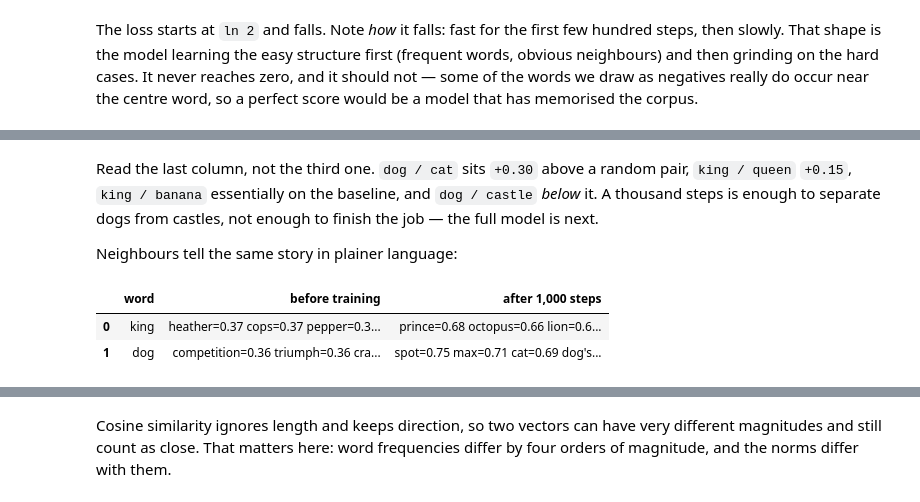
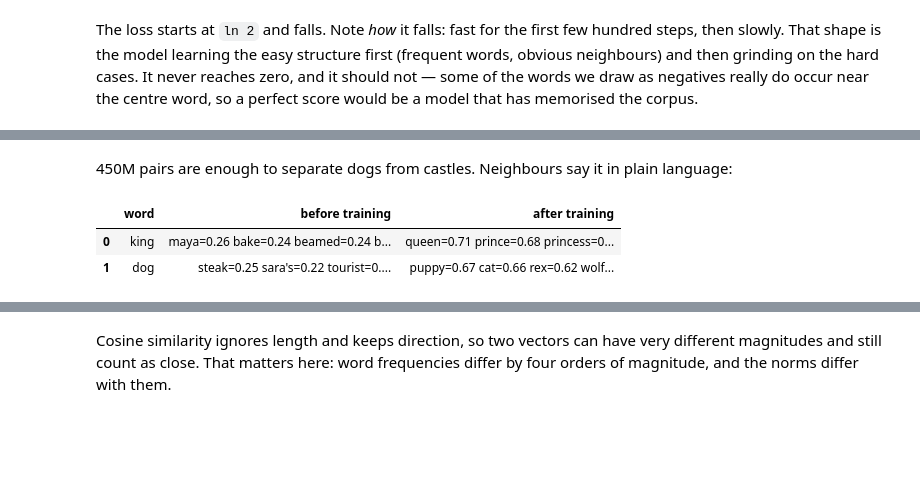
Before and after one commit to ElliyahuRosha/ai-engineering, a Jupyter notebook: word-embeddings/walkthrough.ipynb, the cells around one changed output, grey strips where cells are left out. Cells and saved outputs as stored; diff of their text form; code cells hidden in the pictures; blank space fills up the shorter version.

```diff
--- a/word-embeddings/walkthrough.ipynb
+++ b/word-embeddings/walkthrough.ipynb
@@ -437,12 +526,0 @@ Cosine similarity is the test: it ignores length and measures direction only.
-# %%
-E = model.center.weight
-
-def cosine(a, b):
-    with torch.no_grad():
-        return float(F.cosine_similarity(E[vocab[a]], E[vocab[b]], dim=0))
-
-pairs = [("king", "queen"), ("dog", "cat"), ("king", "banana"), ("dog", "castle")]
-cosine_before = {(a, b): cosine(a, b) for a, b in pairs}
-pd.DataFrame(
-    {"pair": [f"{a} / {b}" for a, b in pairs], "cosine": list(cosine_before.values())}
-)
@@ -478,12 +553,13 @@ import time
 
 from torch import nn
 
-BATCH, K, STEPS = 8192, 5, 1000
+BATCH, K, WINDOW = 8192, 5, 2
+STEPS = 9 * 50_000_000 // BATCH   # 450M pairs, nine passes of 50M
 
 
 def neighbours(weight, word, k=4):
     """Closest words by cosine similarity, with the word itself removed."""
-    E = weight.detach().numpy()
+    E = weight.detach().cpu().numpy()
     unit = E / np.linalg.norm(E, axis=1, keepdims=True)
     scores = unit @ unit[vocab[word]]
     best = np.argsort(-scores)[: k + 1]
@@ -492,23 +568,23 @@ def neighbours(weight, word, k=4):
 
 rng = np.random.default_rng(0)
 torch.manual_seed(0)
-model = SkipGram(vocab_size=len(vocab), dim=100)
+model = SkipGram(vocab_size=len(vocab), dim=DIM, sparse=DEVICE.type == "cpu").to(DEVICE)
 optimizer = torch.optim.Adagrad(model.parameters(), lr=0.1)
 loss_fn = nn.BCEWithLogitsLoss()
 
 before_neighbours = {w: neighbours(model.center.weight, w) for w in ("king", "dog")}
 
 probabilities = negative_distribution(ids, len(vocab))
-targets = torch.cat([torch.ones(BATCH, 1), torch.zeros(BATCH, K)], dim=1)
+targets = torch.cat([torch.ones(BATCH, 1), torch.zeros(BATCH, K)], dim=1).to(DEVICE)
 
 history = []
 started = time.perf_counter()
 for step in range(1, STEPS + 1):
-    centers, contexts = sample_pairs(ids, BATCH, window=5, rng=rng)
+    centers, contexts = sample_pairs(ids, BATCH, window=WINDOW, rng=rng)
     negatives = sample_negatives(BATCH, K, probabilities, rng)
     logits = model(
-        torch.as_tensor(centers, dtype=torch.long),
-        torch.as_tensor(np.column_stack([contexts, negatives]), dtype=torch.long),
+        torch.as_tensor(centers, dtype=torch.long, device=DEVICE),
+        torch.as_tensor(np.column_stack([contexts, negatives]), dtype=torch.long, device=DEVICE),
     )
     loss = loss_fn(logits, targets)
 
@@ -517,10 +593,18 @@ for step in range(1, STEPS + 1):
     optimizer.step()
 
     history.append((step, float(loss.detach())))
+    if step % (STEPS // 5) == 0:
+        rate = step / (time.perf_counter() - started)
+        print(f"  step {step:6,}/{STEPS:,}  loss {loss:.4f}  eta {(STEPS - step) / rate:4.0f}s",
+              flush=True)
 
 elapsed = time.perf_counter() - started
 pairs_seen = STEPS * BATCH
-print(f"{STEPS:,} steps = {pairs_seen / 1e6:.1f}M pairs in {elapsed:.0f}s "
+print(f"\n{STEPS:,} steps = {pairs_seen / 1e6:.0f}M pairs in {elapsed:.0f}s "
       f"({pairs_seen / elapsed / 1000:.0f}k pairs/s)")
 print(f"loss: {history[0][1]:.4f} -> {history[-1][1]:.4f}")
+
+trained = model.center.weight.detach().cpu().numpy()
+np.save("embeddings.npy", trained)
+Path("vocab.txt").write_text("\n".join(words), encoding="utf-8")
 # %% [output]
@@ -581,21 +641,16 @@ table
-# %% [markdown]
-Read the last column, not the third one. `dog / cat` sits `+0.30` above a random pair,
-`king / queen` `+0.15`, `king / banana` essentially on the baseline, and `dog / castle`
-*below* it. A thousand steps is enough to separate dogs from castles, not enough to finish
-the job — the full model is next.
-
-Neighbours tell the same story in plainer language:
+# %% [markdown]
+450M pairs are enough to separate dogs from castles. Neighbours say it in plain language:
 # %%
 pd.DataFrame(
     {
         "word": list(before_neighbours),
         "before training": ["   ".join(before_neighbours[w]) for w in before_neighbours],
-        "after 1,000 steps": [
+        "after training": [
             "   ".join(neighbours(model.center.weight, w)) for w in before_neighbours
         ],
     }
 )
 # %% [output]
-|  | word | before training | after 1,000 steps |
-| 0 | king | heather=0.37 cops=0.37 pepper=0.3... | prince=0.68 octopus=0.66 lion=0.6... |
-| 1 | dog | competition=0.36 triumph=0.36 cra... | spot=0.75 max=0.71 cat=0.69 dog's... |
+|  | word | before training | after training |
+| 0 | king | maya=0.26 bake=0.24 beamed=0.24 b... | queen=0.71 prince=0.68 princess=0... |
+| 1 | dog | steak=0.25 sara's=0.22 tourist=0.... | puppy=0.67 cat=0.66 rex=0.62 wolf... |
```
Also changed, not shown: parts of 39 cells of this notebook, 16 other files.
